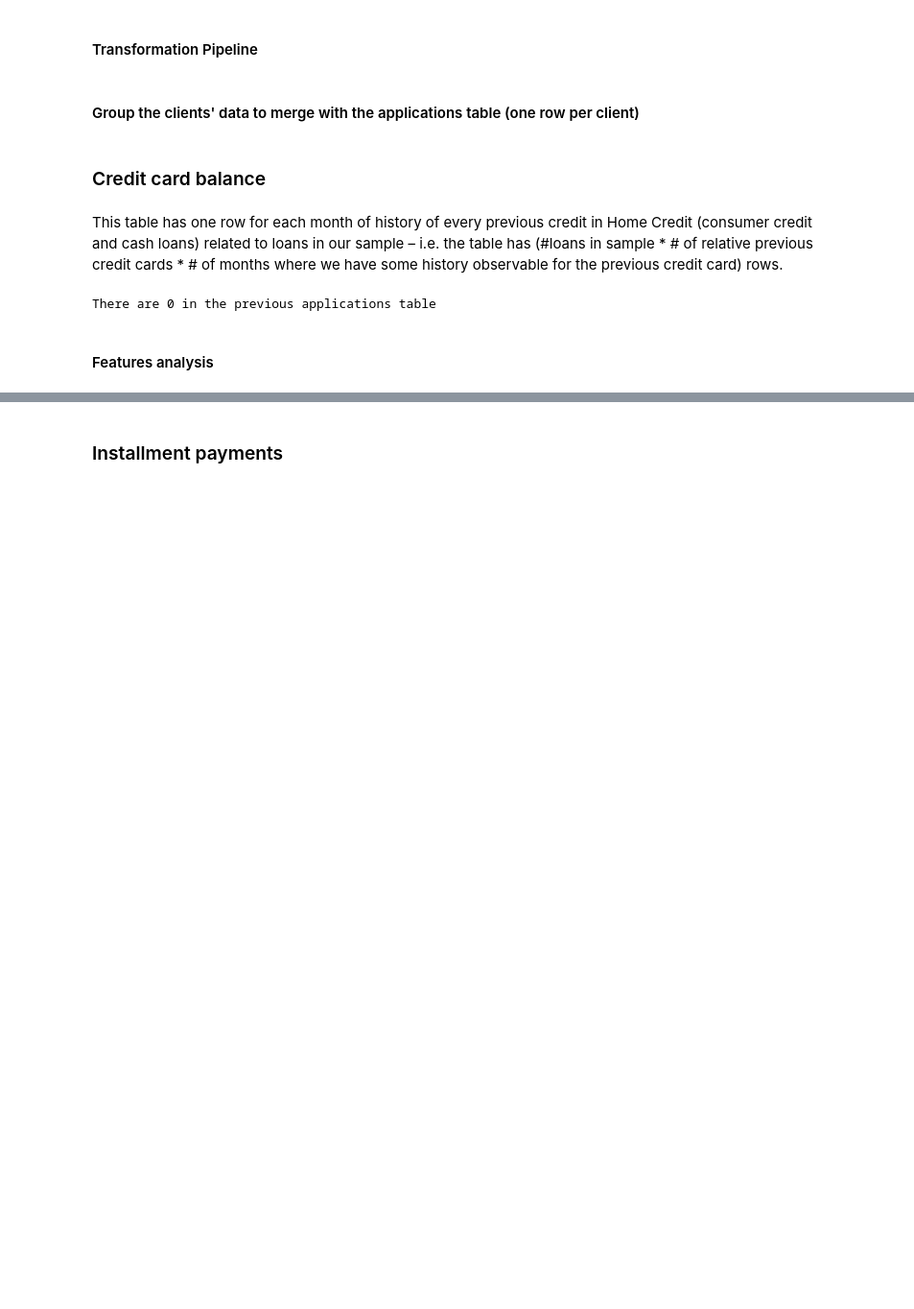
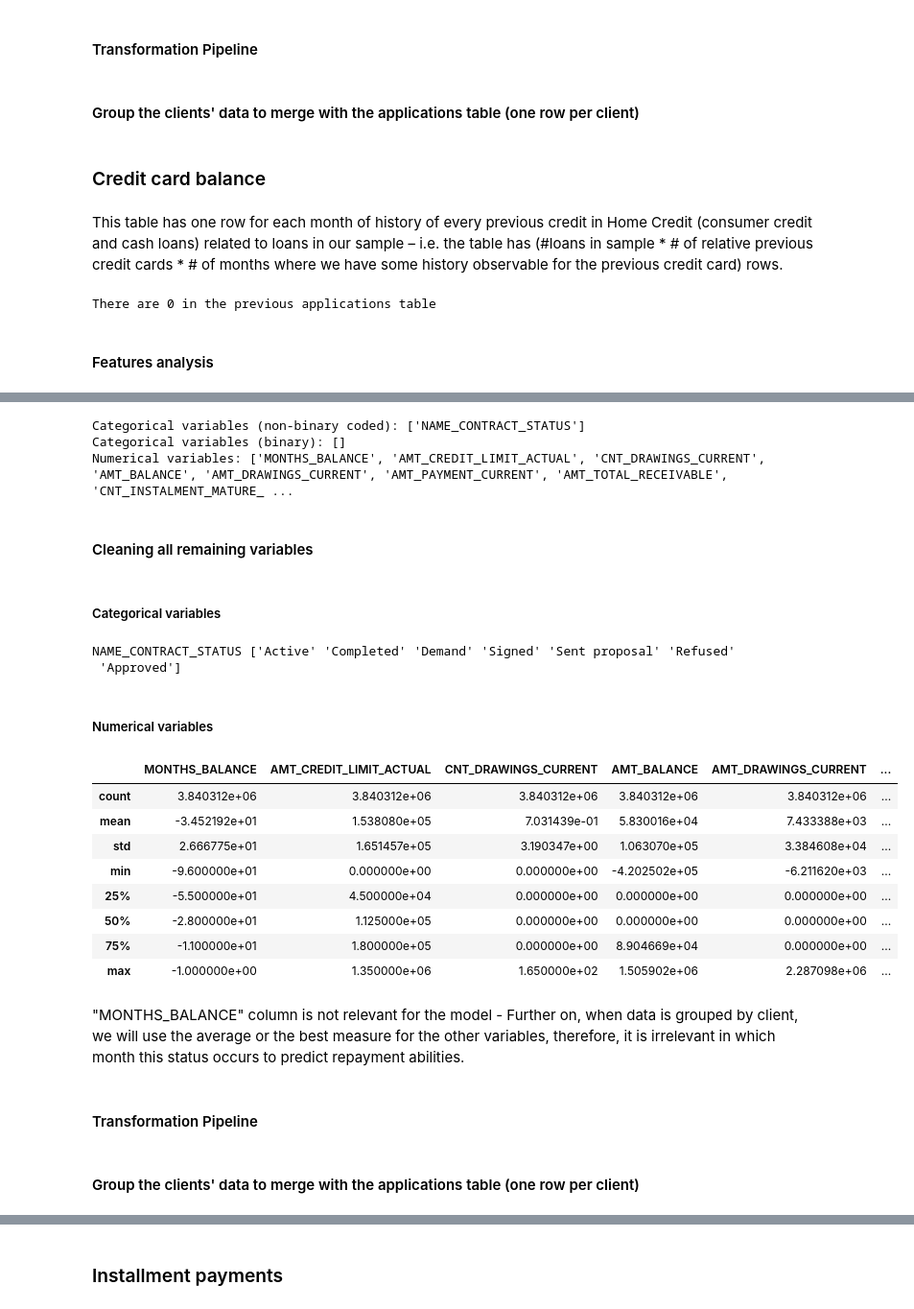
Before and after one commit to joaogoncalves99/Machine-Learning, a Jupyter notebook: model.ipynb, the cells around one changed output, grey strips where cells are left out. Shown: that part at 96% size. Drawn from its saved outputs; the diff is of its cells as text; code cells hidden in the pictures; blank space fills up the shorter version.

Commit message:
End data cleaning

```diff
--- a/model.ipynb
+++ b/model.ipynb
@@ -458,7 +458,7 @@ prev_applications.columns = ["SK_ID_CURR"] + [col + '_PA' for col in prev_applic
 This table has one row for each month of history of every previous credit in Home Credit (consumer credit and cash loans) related to loans in our sample – i.e. the table has (#loans in sample * # of relative previous credit cards * # of months where we have some history observable for the previous credit card) rows.
 # %%
 #Path for the file, change it if necessary
-credit_card_balance = pd.read_csv("credit_card_balance.csv")
+credit_card_balance = pd.read_csv("../all/credit_card_balance.csv")
 
 #Values "XNA" (not availables) will be replaced by NaN values
 credit_card_balance.replace("XNA", np.nan, inplace=True)
@@ -709,0 +519,10 @@ credit_card_balance_grouped
+# %%
+missing_percentages = credit_card_balance.isna().mean() * 100
+feature = missing_percentages.index.tolist()
+percentage = missing_percentages.tolist()
+
+# Find columns with missing values above 40%
+columns_to_drop = [feat for feat, perc in zip(feature, percentage) if perc > 40]
+
+# Drop the columns with missing values above 40%
+credit_card_balance.drop(columns=columns_to_drop,inplace=True)
@@ -709,0 +531,57 @@ credit_card_balance_grouped
+# %%
+variables_type = pd.DataFrame(credit_card_balance.dtypes)
+
+# Get all categorical variables
+cat_variables = list(variables_type[variables_type[0] == "object"].index)
+
+# Get all integer variables
+int_variables = list(variables_type[variables_type[0] == "int64"].index)
+
+# Get all float variables
+float_variables = list(variables_type[variables_type[0] == "float64"].index)
+
+# Get all binary variables
+cat_binary_variables = []
+for i in credit_card_balance:
+    if ((list(credit_card_balance[i].unique()) == [0,1]) or (list(credit_card_balance[i].unique()) == [1,0])) and (i != "TARGET"):
+        cat_binary_variables.append(i)
+
+int_with_no_binary = [j for j in int_variables if j not in cat_binary_variables and j not in ["SK_ID_CURR","SK_ID_PREV"]]
+
+#Merge all numerical variables
+num_variables = int_with_no_binary + float_variables
+
+#Print the different variable types
+print("Categorical variables (non-binary coded):", cat_variables)
+print("Categorical variables (binary):", cat_binary_variables)
+print("Numerical variables:", num_variables)
+# %% [output]
+Categorical variables (non-binary coded): ['NAME_CONTRACT_STATUS']
+Categorical variables (binary): []
+Numerical variables: ['MONTHS_BALANCE', 'AMT_CREDIT_LIMIT_ACTUAL', 'CNT_DRAWINGS_CURRENT', 'AMT_BALANCE', 'AMT_DRAWINGS_CURRENT', 'AMT_PAYMENT_CURRENT', 'AMT_TOTAL_RECEIVABLE', 'CNT_INSTALMENT_MATURE_ ...
+# %% [markdown]
+#### Cleaning all remaining variables
+# %% [markdown]
+##### Categorical variables
+# %%
+#Print the unique values of the categorical variables to see if they are correctly categorized
+for i in cat_variables:
+    print(i, credit_card_balance[i].unique())
+# %% [output]
+NAME_CONTRACT_STATUS ['Active' 'Completed' 'Demand' 'Signed' 'Sent proposal' 'Refused'
+ 'Approved']
+# %% [markdown]
+##### Numerical variables
+# %%
+#Using describe method for numerical variables to get summary statistics and explore the data
+credit_card_balance[num_variables].describe()
+# %% [output]
+|  | MONTHS_BALANCE | AMT_CREDIT_LIMIT_ACTUAL | CNT_DRAWINGS_CURRENT | AMT_BALANCE | AMT_DRAWINGS_CURRENT | ... |
+| count | 3.840312e+06 | 3.840312e+06 | 3.840312e+06 | 3.840312e+06 | 3.840312e+06 | ... |
+| mean | -3.452192e+01 | 1.538080e+05 | 7.031439e-01 | 5.830016e+04 | 7.433388e+03 | ... |
+| std | 2.666775e+01 | 1.651457e+05 | 3.190347e+00 | 1.063070e+05 | 3.384608e+04 | ... |
+| min | -9.600000e+01 | 0.000000e+00 | 0.000000e+00 | -4.202502e+05 | -6.211620e+03 | ... |
+| 25% | -5.500000e+01 | 4.500000e+04 | 0.000000e+00 | 0.000000e+00 | 0.000000e+00 | ... |
+| 50% | -2.800000e+01 | 1.125000e+05 | 0.000000e+00 | 0.000000e+00 | 0.000000e+00 | ... |
+| 75% | -1.100000e+01 | 1.800000e+05 | 0.000000e+00 | 8.904669e+04 | 0.000000e+00 | ... |
+| max | -1.000000e+00 | 1.350000e+06 | 1.650000e+02 | 1.505902e+06 | 2.287098e+06 | ... |
@@ -709,0 +591,4 @@ credit_card_balance_grouped
+# %% [markdown]
+"MONTHS_BALANCE" column is not relevant for the model - Further on, when data is grouped by client, we will use the average or the best measure for the other variables, therefore, it is irrelevant in which month this status occurs to predict repayment abilities.
+# %% [markdown]
+#### Transformation Pipeline
@@ -709,0 +624,2 @@ credit_card_balance_grouped
+# %% [markdown]
+#### Group the clients' data to merge with the applications table (one row per client)
```
Also changed, not shown: parts of 134 cells of this notebook.
